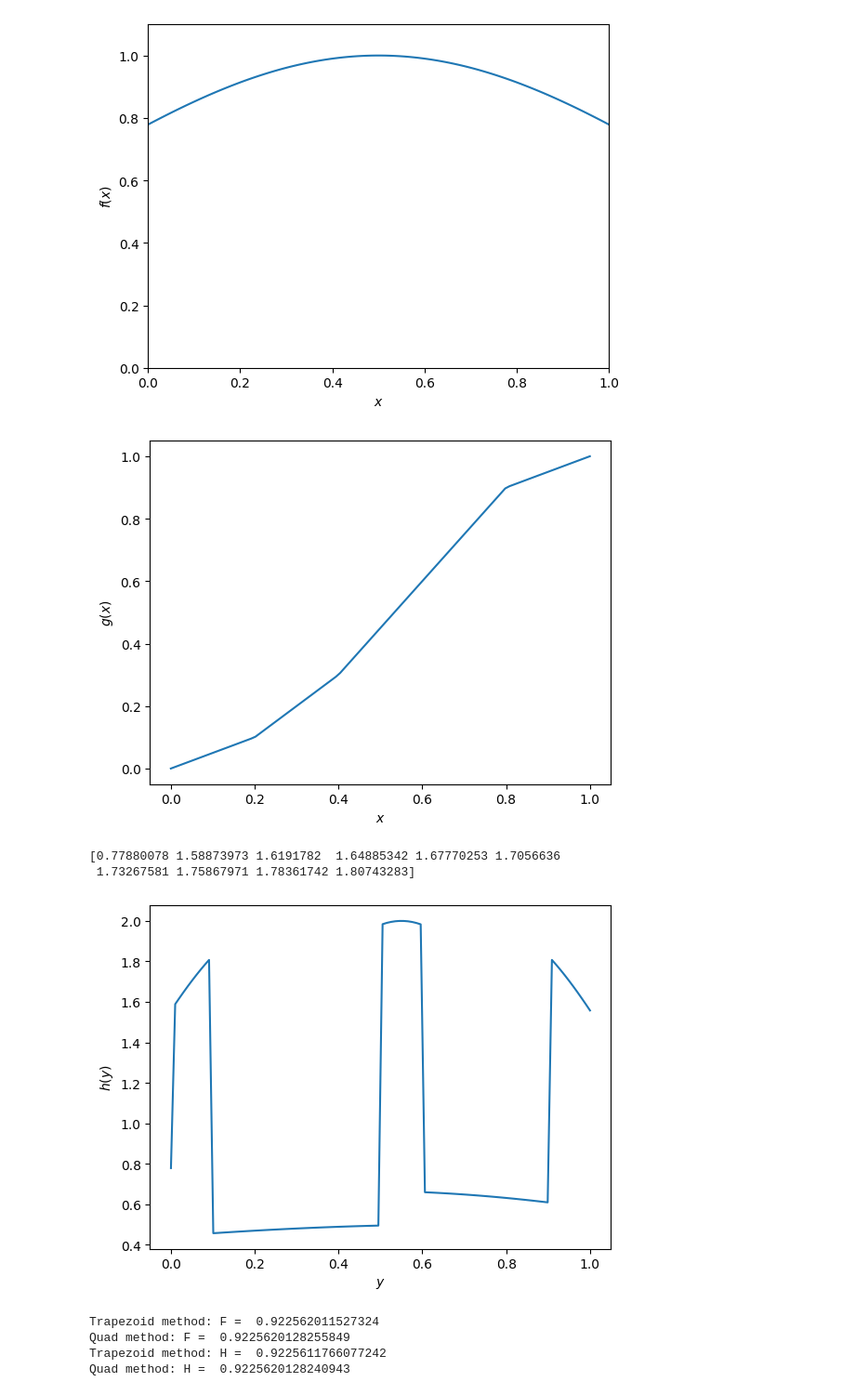
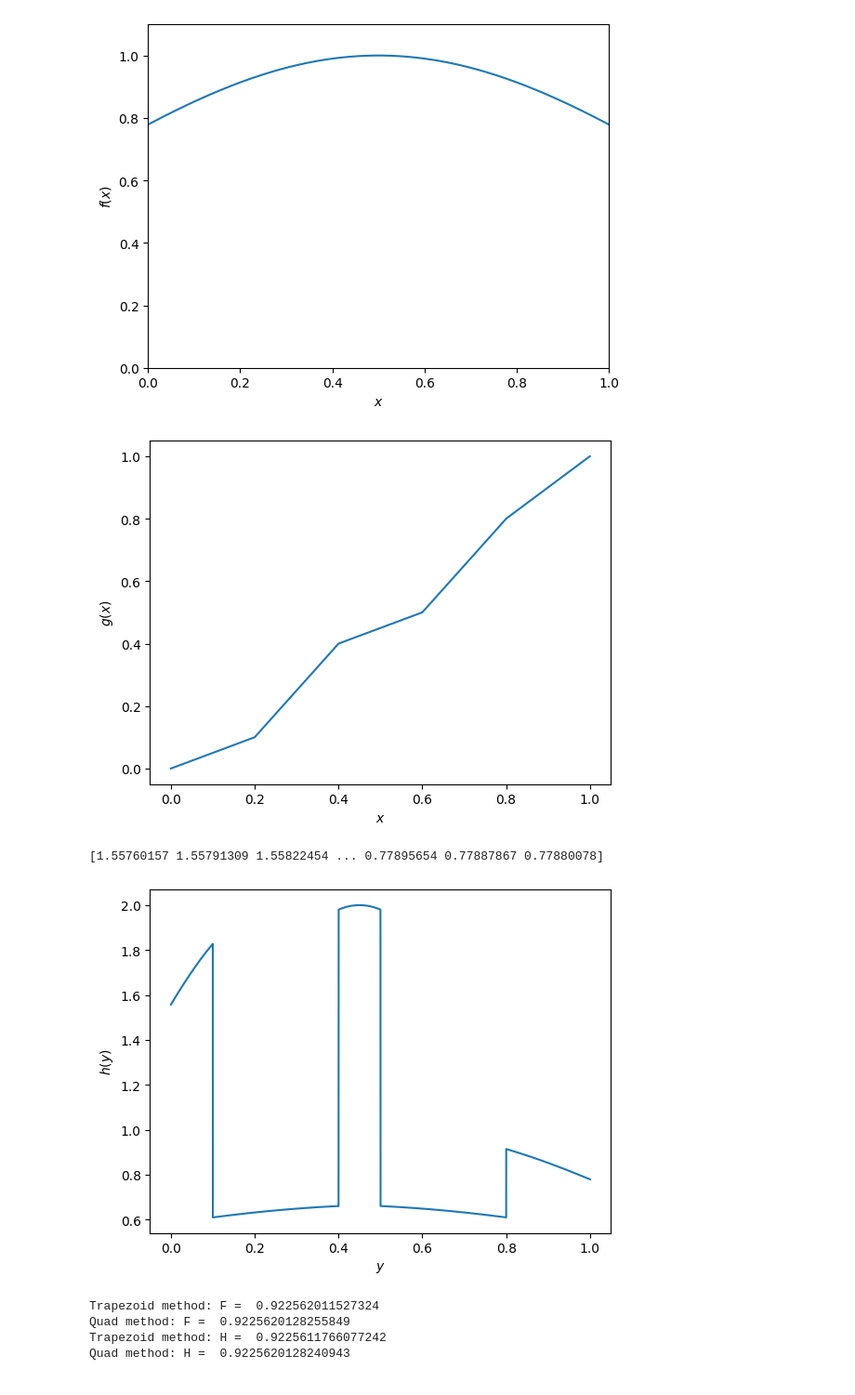
Before and after one commit to alracey/level4-project, a Jupyter notebook: 1d_piecewise_extended.ipynb, the cells around one changed output. Shown at 93% size. Saved outputs shown, nothing was run; the diff lists cells and outputs as text; code cells hidden in the pictures.

```diff
--- a/1d_piecewise_extended.ipynb
+++ b/1d_piecewise_extended.ipynb
@@ -43,13 +42,13 @@ def g_new(x, y_params):
 
   return y_left + ((y_right - y_left) / (x_right - x_left)) * (x - x_left)
 
-test = g_new(xs, np.array([0.1, 0.3, 0.6, 0.9]))
+test = g_new(xs, np.array([0.1, 0.4, 0.5, 0.8]))
 plt.plot(xs, test)
 plt.xlabel("$x$")
 plt.ylabel("$g(x)$")
 plt.show()
 # %% [output]
-[figure, old version]
+[figure, new version]
 # %%
 def transformed_f_new(y, y_params):
 
@@ -59,39 +58,38 @@ def transformed_f_new(y, y_params):
 
   #find the correct bin indices i for each y value
   j_values = np.minimum((np.searchsorted(ys, y) - 1), K - 1)    # Ensures indices are within the valid range [0, K-1]
 
   #compute the edges
   x_left = x_bins[j_values]
   x_right = x_bins[j_values + 1]
   y_left = ys[j_values]
   y_right = ys[j_values + 1]
 
   def g_inv_new(y):
 
     return x_left + ((x_right - x_left) / (y_right - y_left)) * (y - y_left)
 
   def jacobians(x_left, x_right, y_left, y_right):
 
     return (x_right - x_left) / (y_right - y_left)
 
   arg = g_inv_new(y)
   jac = jacobians(x_left, x_right, y_left, y_right)
 
   return f(arg) * jac
 
 
-y_test = np.linspace(0, 1, 100)
-test_params = np.array([0.1, 0.5, 0.6, 0.9])
+y_test = np.linspace(1e-10, 1, 10000)
+test_params = np.array([0.1, 0.4, 0.5, 0.8])
 transform_test = transformed_f_new(y_test, test_params)
-print(transform_test[0:10])
+print(transform_test)
 plt.plot(y_test, transform_test)
 plt.xlabel("$y$")
 plt.ylabel("$h(y)$")
 plt.show()
 # %% [output]
-[0.77880078 1.58873973 1.6191782  1.64885342 1.67770253 1.7056636
- 1.73267581 1.75867971 1.78361742 1.80743283]
+[1.55760157 1.55791309 1.55822454 ... 0.77895654 0.77887867 0.77880078]
-[figure, old version]
+[figure, new version]
 # %%
 #integration preservation checks
 
```
Also changed, not shown: parts of 9 cells of this notebook.
